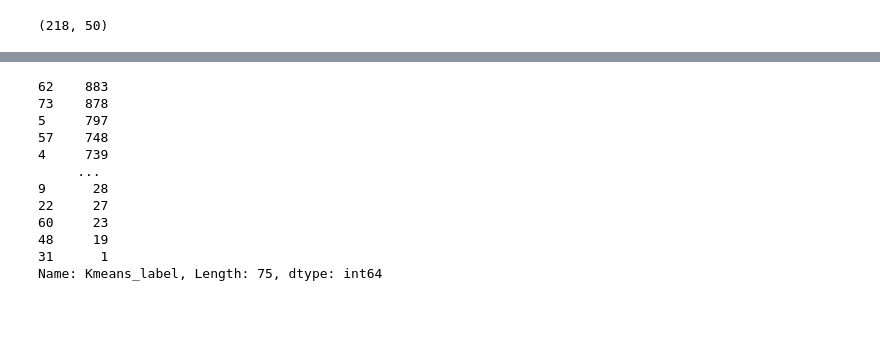
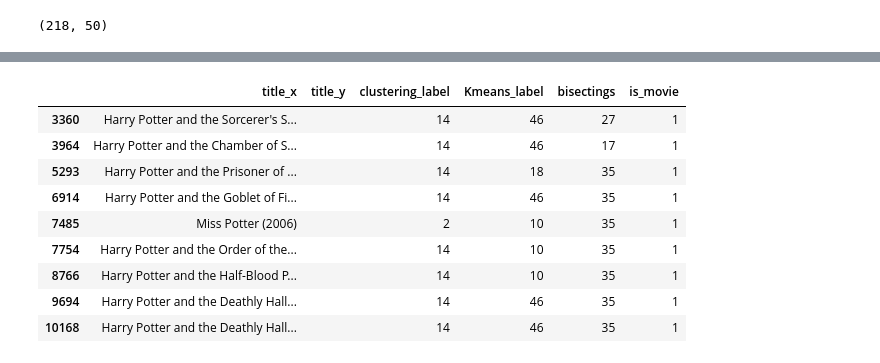
Before and after one commit to arostagnat/BookMatch, a Jupyter notebook: notebooks/CNN_model.ipynb, the cells around one changed output, grey strips where cells are left out. Saved outputs shown, nothing was run; the diff lists cells and outputs as text; code cells hidden in the pictures; blank space fills up the shorter version.

```diff
--- a/notebooks/CNN_model.ipynb
+++ b/notebooks/CNN_model.ipynb
@@ -296,15 +244,13 @@ final_df = merged_all[["title_x","title_y","batch_label", "Kmeans_label", "is_mo
-# %%
-final_df["Kmeans_label"].value_counts()
-# %% [output]
-62    883
-73    878
-5     797
-57    748
-4     739
-     ...
-9      28
-22     27
-60     23
-48     19
-31      1
-Name: Kmeans_label, Length: 75, dtype: int64
+# %%
+final_df[final_df["title_x"].str.contains("potter", case=False)]
+# %% [output]
+|  | title_x | title_y | clustering_label | Kmeans_label | bisectings | is_movie |
+| 3360 | Harry Potter and the Sorcerer's S... |  | 14 | 46 | 27 | 1 |
+| 3964 | Harry Potter and the Chamber of S... |  | 14 | 46 | 17 | 1 |
+| 5293 | Harry Potter and the Prisoner of ... |  | 14 | 18 | 35 | 1 |
+| 6914 | Harry Potter and the Goblet of Fi... |  | 14 | 46 | 35 | 1 |
+| 7485 | Miss Potter (2006) |  | 2 | 10 | 35 | 1 |
+| 7754 | Harry Potter and the Order of the... |  | 14 | 10 | 35 | 1 |
+| 8766 | Harry Potter and the Half-Blood P... |  | 14 | 10 | 35 | 1 |
+| 9694 | Harry Potter and the Deathly Hall... |  | 14 | 46 | 35 | 1 |
+| 10168 | Harry Potter and the Deathly Hall... |  | 14 | 46 | 35 | 1 |
```
Also changed, not shown: parts of 61 cells of this notebook.
